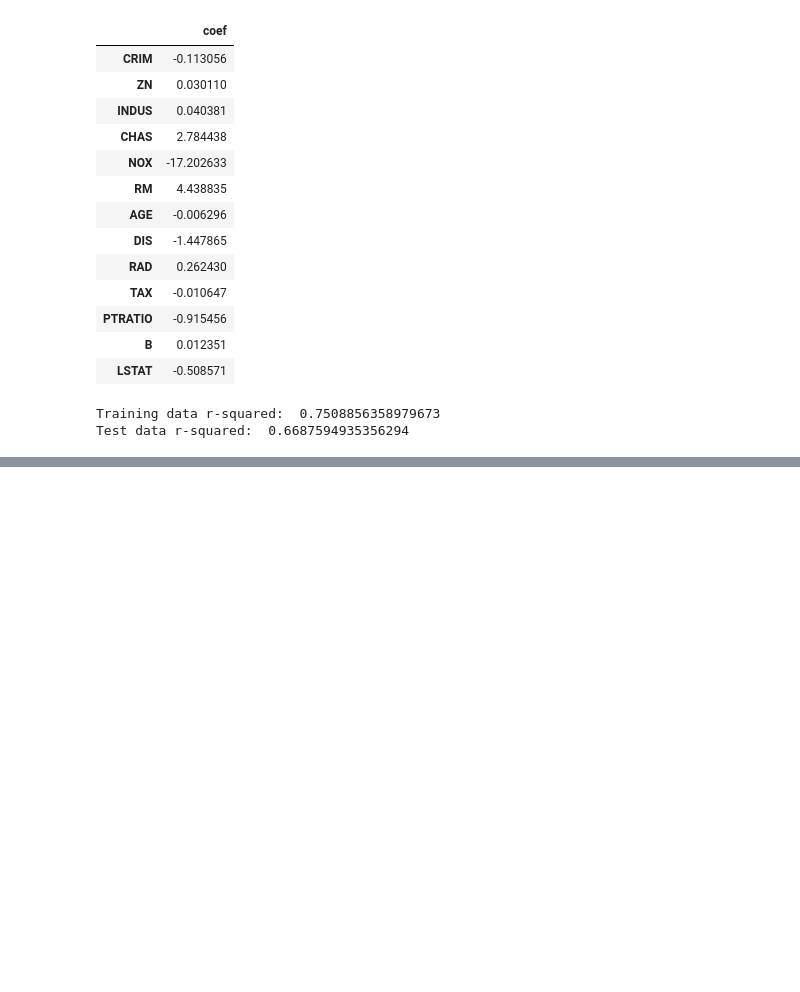
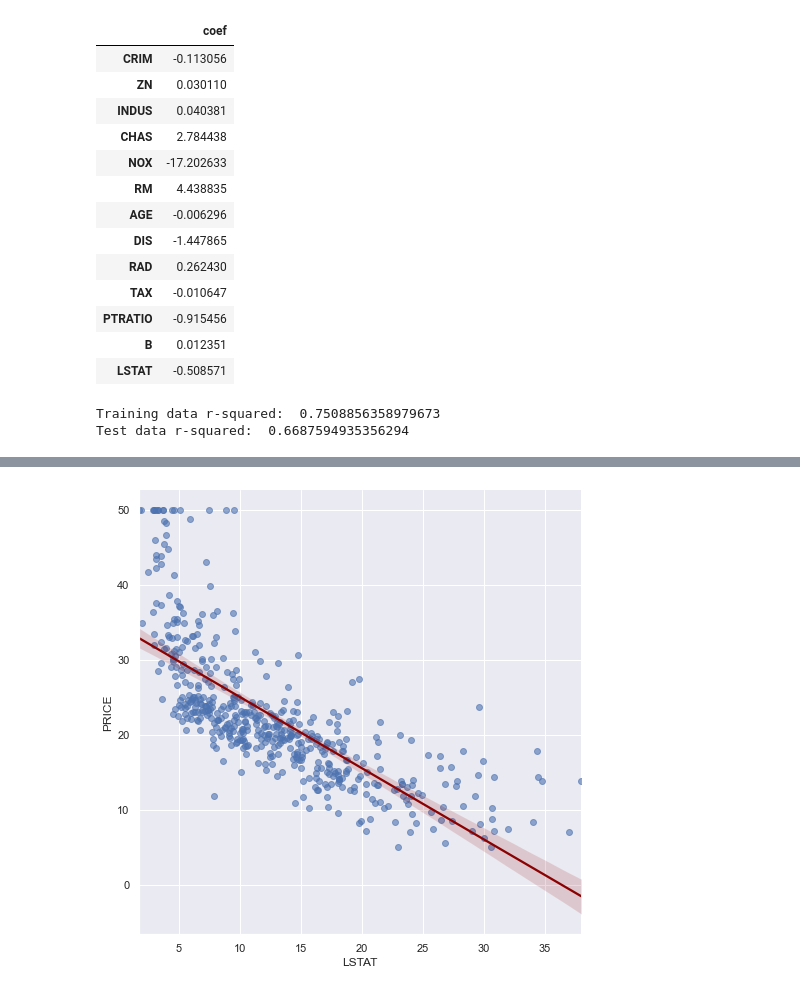
Before and after one commit to derekl-beep/data-science-projects, a Jupyter notebook: 04 Multivariable Regression.ipynb, the cells around one changed output, grey strips where cells are left out. Saved outputs shown, nothing was run; the diff lists cells and outputs as text; code cells hidden in the pictures; blank space fills up the shorter version.

```diff
--- a/04 Multivariate Regression.ipynb
+++ b/04 Multivariable Regression.ipynb
@@ -451,0 +479,6 @@ Test data r-squared:  0.6687594935356294
+# %%
+sns.lmplot(x='LSTAT', y='PRICE', data=data, height=7,
+          scatter_kws={'alpha': 0.6}, line_kws={'color': 'darkred'})
+plt.show()
+# %% [output]
+[figure, added]
```
Also changed, not shown: parts of 15 cells of this notebook, 2 other files.
